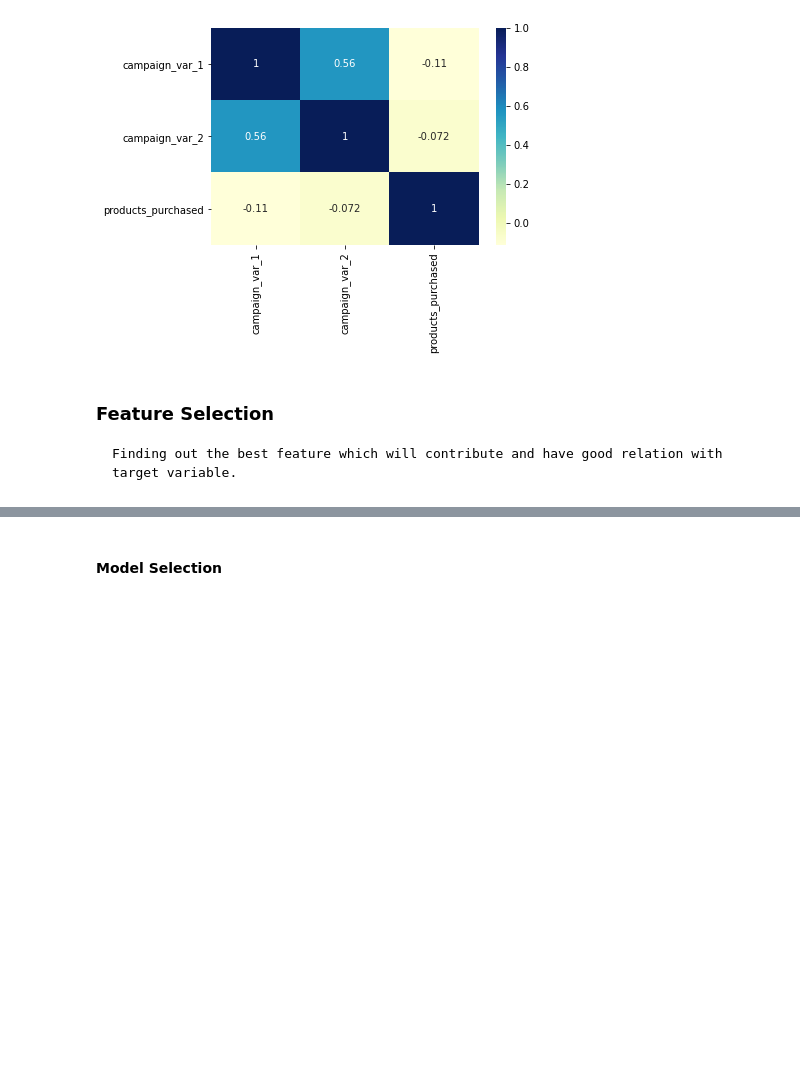
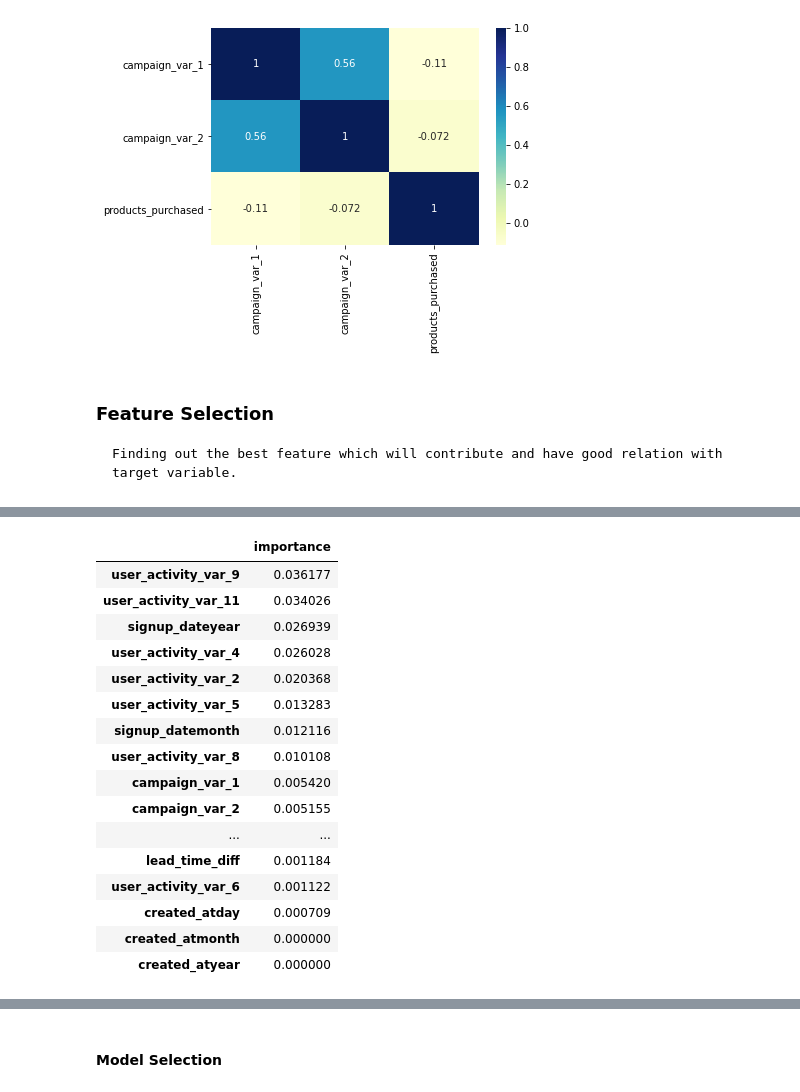
Before and after one commit to devashish-d/Job-A-THON, a Jupyter notebook: Solution.ipynb, the cells around one changed output, grey strips where cells are left out. Drawn from its saved outputs; the diff is of its cells as text; code cells hidden in the pictures; blank space fills up the shorter version.

```diff
--- a/Solution.ipynb
+++ b/Solution.ipynb
@@ -401,0 +443,21 @@ df_test.head(3)
+# %%
+imp.columns=['importance']
+imp.sort_values(by='importance',ascending=False)
+# %% [output]
+|  | importance |
+| user_activity_var_9 | 0.036177 |
+| user_activity_var_11 | 0.034026 |
+| signup_dateyear | 0.026939 |
+| user_activity_var_4 | 0.026028 |
+| user_activity_var_2 | 0.020368 |
+| user_activity_var_5 | 0.013283 |
+| signup_datemonth | 0.012116 |
+| user_activity_var_8 | 0.010108 |
+| campaign_var_1 | 0.005420 |
+| campaign_var_2 | 0.005155 |
+| ... | ... |
+| lead_time_diff | 0.001184 |
+| user_activity_var_6 | 0.001122 |
+| created_atday | 0.000709 |
+| created_atmonth | 0.000000 |
+| created_atyear | 0.000000 |
```
Also changed, not shown: parts of 57 cells of this notebook, 4 other files.
